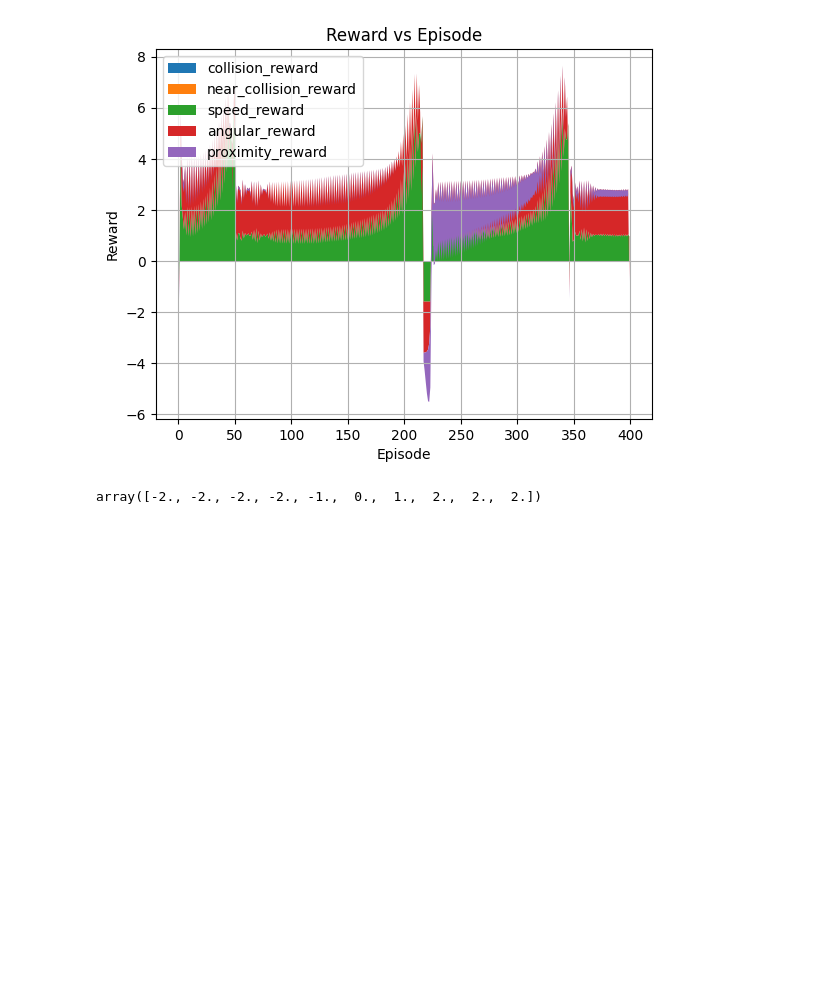
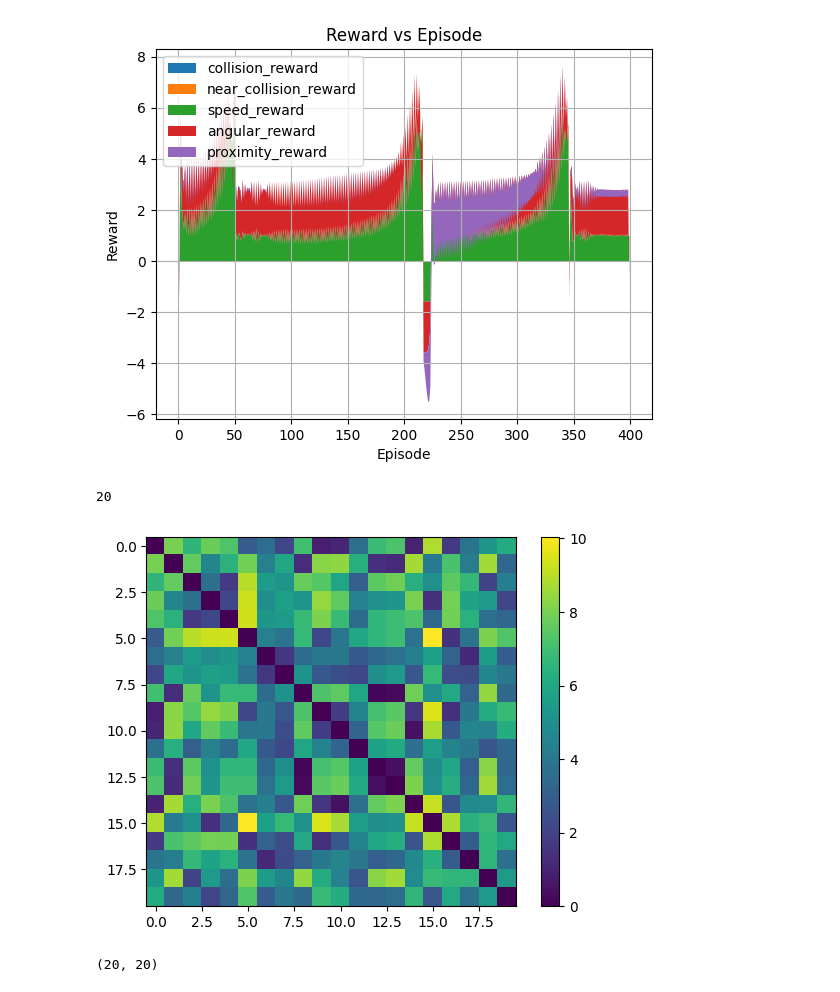
Before and after one commit to White-On/CrowdNav_Prediction_AttnGraph, a Jupyter notebook: data_analytics_plot.ipynb, the cells around one changed output. Cells and saved outputs as stored; diff of their text form; code cells hidden in the pictures; blank space fills up the shorter version.

```diff
--- a/data_analytics_plot.ipynb
+++ b/data_analytics_plot.ipynb
@@ -57,8 +57,41 @@ ax.grid()
 plt.show()
 # %% [output]
 [figure]
-# %%
-A = np.arange(-5.0, 5.0)
-np.clip(A, -2.0, 2.0)
-# %% [output]
-array([-2., -2., -2., -2., -1.,  0.,  1.,  2.,  2.,  2.])
+# %%
+from env_component.agent import Agent, AgentGroup
+from env_component.human import Human
+import numpy as np
+import matplotlib.pyplot as plt
+
+nb_human = 20
+
+for i in range(nb_human + 1):
+    human = Human(0.1)
+
+agent_visible = AgentGroup(*Agent.ENTITIES)
+agent_visible.reset();
+# %%
+other_agent_state = None
+for human in Human.HUMAN_LIST:
+    other_agent_state = (
+        agent_visible.filter(lambda x: x.id != human.id)
+        .filter(human.can_i_see)
+        .apply(lambda x: x.coordinates + x.speed)
+    )
+
+len(other_agent_state)
+# %% [output]
+20
+# %%
+coordinates = np.array(agent_visible.filter(lambda x: x.id != human.id).apply(lambda x: x.coordinates))
+
+matrix_distance_from_each_other = np.linalg.norm(coordinates[:, None] - coordinates, axis=2)
+sensor_range = np.random.uniform(0.1, 0.2, size=coordinates.shape[0])
+# matrix_distance_from_each_other = matrix_distance_from_each_other < sensor_range
+plt.imshow(matrix_distance_from_each_other)
+plt.colorbar()
+plt.show()
+print(matrix_distance_from_each_other.shape)
+# %% [output]
+[figure, added]
+(20, 20)
```
Also changed, not shown: 6 other files.
